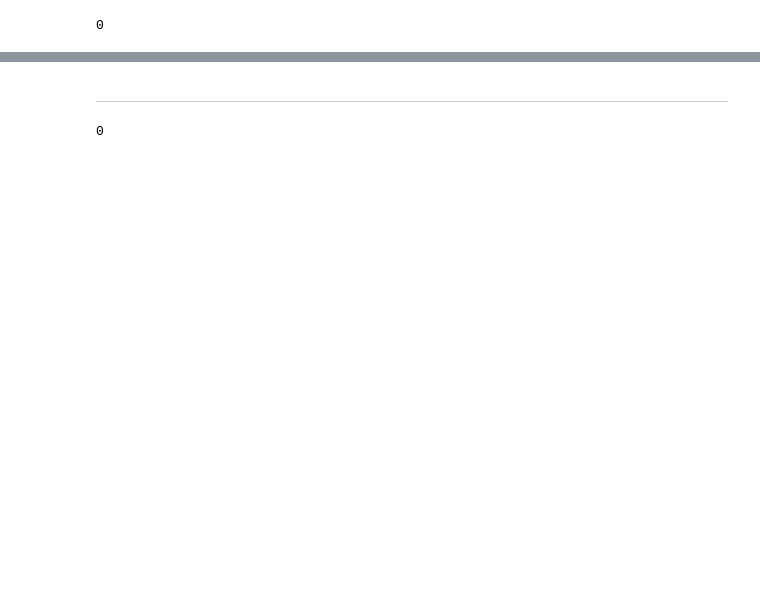
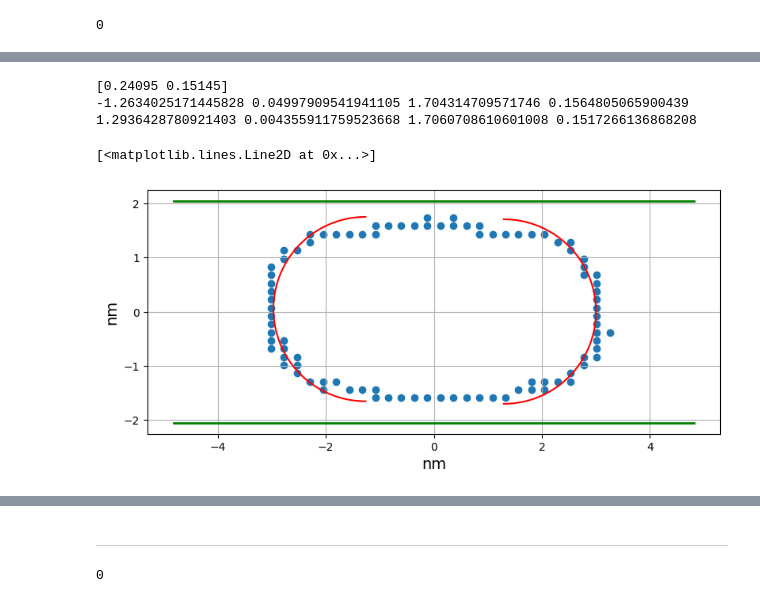
Before and after one commit to Aleksooo/Contact-Angles, a Jupyter notebook: density.ipynb, the cells around one changed output, grey strips where cells are left out. Drawn from its saved outputs; the diff is of its cells as text; code cells hidden in the pictures; blank space fills up the shorter version.

```diff
--- a/density.ipynb
+++ b/density.ipynb
@@ -57,0 +103,7 @@ dencity: 8093.814423632784
+# %%
+def points2xyz(points_grid, dr, box):
+    points = np.zeros_like(points_grid, dtype=np.float64)
+    for i in range(points_grid.shape[0]):
+        points[i, :] = (points_grid[i, :] + 0.5) * dr
+
+    return points - box / 2
@@ -57,0 +147,59 @@ dencity: 8093.814423632784
+# %%
+structure = read_gro('data/cal_dw_568_6248.gro').apply_pbc()
+num = 40
+N = np.array([1, num, num])
+
+center = get_center_pbc(structure, type='DECAN')
+half_box = structure.box / 2
+for a in structure.atoms:
+    a.xyz -= center
+    a.xyz += half_box
+structure = structure.apply_pbc()
+for a in structure.atoms:
+    a.xyz -= half_box
+
+grid, dr = density(structure, 'DECAN', N)
+print(dr)
+border = get_border(grid, min=3, max=7)
+grid_points = get_points_from_border(border)
+points = points2xyz(grid_points, dr, structure.box[1:])
+
+left_points, right_points = [], []
+for i in range(points.shape[0]):
+    if points[i, 0] > 0:
+        right_points.append(points[i, :])
+    else:
+        left_points.append(points[i, :])
+left_points = np.array(left_points)
+right_points = np.array(right_points)
+
+# print(points)
+xlc, ylc, rl, sigmal = taubinSVD(left_points)
+print(xlc, ylc, rl, sigmal)
+xrc, yrc, rr, sigmar = taubinSVD(right_points)
+print(xrc, yrc, rr, sigmar)
+
+atoms_xyz = structure.get_XYZ(mol_names='DECAN')
+half_H = (6.057 - 2.154) / 2 + 0.1
+
+plt.figure(figsize=(15, 4))
+ax = plt.gca()
+ax.set_aspect(1)
+plt.grid()
+plt.xlabel('nm', fontsize=14)
+plt.ylabel('nm', fontsize=14)
+plt.plot([-half_box[1], half_box[1]], [-half_H, -half_H], linewidth=2, color='green')
+plt.plot([-half_box[1], half_box[1]], [half_H, half_H], linewidth=2, color='green')
+
+# plt.scatter(atoms_xyz[:, 1], atoms_xyz[:, 2], s=0.5)
+plt.scatter(points[:, 0], points[:, 1])
+angle_l = np.linspace(np.pi/2, 3*np.pi/2, 100)
+angle_r = np.linspace(3*np.pi/2, 5*np.pi/2, 100)
+plt.plot(xlc + rl * np.cos(angle_l), ylc + rl * np.sin(angle_l), color='red')
+plt.plot(xrc + rr * np.cos(angle_r), yrc + rr * np.sin(angle_r), color='red')
+# %% [output]
+[0.24095 0.15145]
+-1.2634025171445828 0.04997909541941105 1.704314709571746 0.1564805065900439
+1.2936428780921403 0.004355911759523668 1.7060708610601008 0.1517266136868208
+[<matplotlib.lines.Line2D at 0x...>]
+[figure, added]
```
Also changed, not shown: parts of 31 cells of this notebook, 10 other files.
